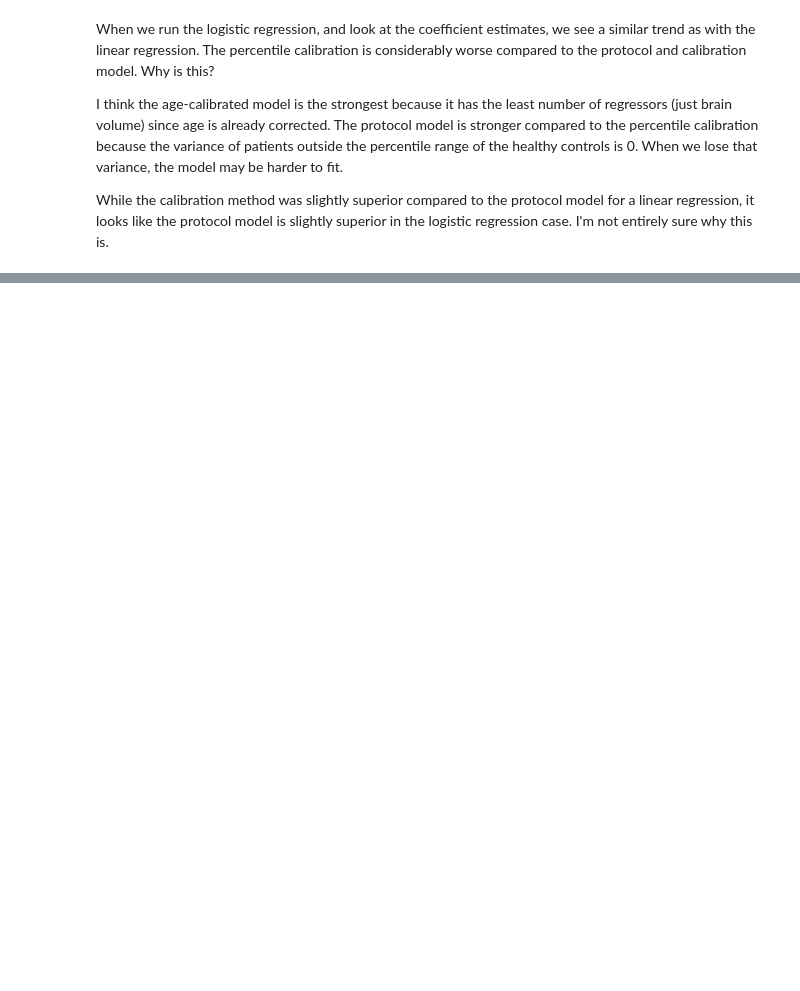
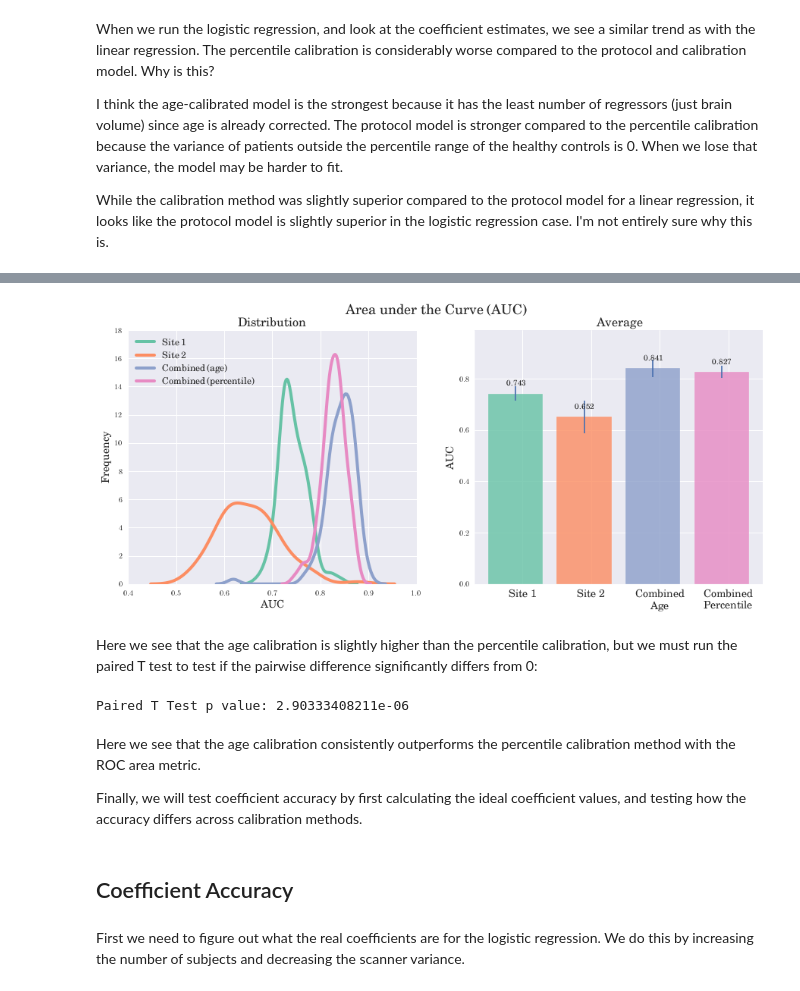
Before and after one commit to akeshavan/bioe_rotation3, a Jupyter notebook: notebooks/Logistic.ipynb, the cells around one changed output, grey strips where cells are left out. Cells and saved outputs as stored; diff of their text form; code cells hidden in the pictures; blank space fills up the shorter version.

Commit message:
logistic regression stuff complete

```diff
--- a/notebooks/Logistic.ipynb
+++ b/notebooks/Logistic.ipynb
@@ -353,0 +462,19 @@ While the calibration method was slightly superior compared to the protocol mode
+# %%
+p = {'n_hc':50, #number of controls
+          'n_ms':[250,100], #number of MS patients at each site
+          'age_hc_range':(20,52), # Age range of the controls
+          'age_ms_range':[(20,45),(20,75)], # Age range of MS patients at each site
+          'd_dist':[.65,.88], # Distribution weighting of EDSS scores for each site
+          'alpha_a':-3, # Real coefficient of age
+          'alpha_d':[-16,-16], # Real coefficient of EDSS score
+          'b0':1644, #Brain Volume Intercept (in ccs)
+          'sig_b':[57,57], # Brain variation across subjects (in ccs) for each site
+          'sig_s':[16,16], # Variability in brain volume measurement across scanners for each site
+          'alpha':[0.7,1.3], # Scaling of each scanner
+          'gamma':[20,-20], # Offset of each scanner
+          'lo_mean':[2,2], # EDSS distribution parameters at both sites
+          'hi_mean':[6,6],  #EDSS distribution parameters at both sites
+          'lo_sig': [1.1,1.1], #EDSS distribution parameters at both sites
+          'hi_sig': [0.8,0.8], #EDSS distribution parameters at both sites
+          }
+p
@@ -353,0 +498,37 @@ While the calibration method was slightly superior compared to the protocol mode
+# %%
+roc2 = map(run_all_roc, [p]*100)
+# %%
+roc2 = np.asarray(roc2)
+# %%
+fig, ax = subplots(1,2,figsize=(15,6))
+sns.kdeplot(roc2[:,0], label="Site 1",ax=ax[0],color=ppl.set2[0],linewidth=4)
+sns.kdeplot(roc2[:,1], label="Site 2",ax=ax[0],color=ppl.set2[1],linewidth=4)
+sns.kdeplot(roc2[:,2], label="Combined (age)",ax=ax[0],color=ppl.set2[2],linewidth=4)
+sns.kdeplot(roc2[:,3], label="Combined (percentile)",ax=ax[0],color=ppl.set2[3],linewidth=4);
+ppl.bar(ax[1],range(4),np.mean(roc2,axis=0),yerr = np.std(roc2,axis=0),color=ppl.set2[:4],annotate=True,alpha=0.8)
+ax[0].legend(fontsize=12,loc=0)
+ax[0].set_xlabel("AUC", size=14)
+ax[0].set_ylabel("Frequency", size=14)
+ax[1].set_ylabel("AUC", size=14)
+ax[1].set_xticks(arange(4)+0.5)
+ax[1].set_xticklabels(["Site 1","Site 2","Combined\nAge","Combined\nPercentile"],size=14)
+ax[0].set_title("Distribution",size=16);
+ax[1].set_title("Average",size=16);
+suptitle("Area under the Curve (AUC)",size=18);
+# %% [output]
+[figure, added]
+# %% [markdown]
+Here we see that the age calibration is slightly higher than the percentile calibration, but we must run the paired T test to test if the pairwise difference significantly differs from 0:
+# %%
+t,p = stats.ttest_rel(roc2[:,2],roc2[:,3])
+print "Paired T Test p value:", p
+# %% [output]
+Paired T Test p value: 2.90333408211e-06
+# %% [markdown]
+Here we see that the age calibration consistently outperforms the percentile calibration method with the ROC area metric.
+
+Finally, we will test coefficient accuracy by first calculating the ideal coefficient values, and testing how the accuracy differs across calibration methods.
+# %% [markdown]
+## Coefficient Accuracy
+# %% [markdown]
+First we need to figure out what the real coefficients are for the logistic regression. We do this by increasing the number of subjects and decreasing the scanner variance.
```
Also changed, not shown: parts of 47 cells of this notebook, 2 other files.
